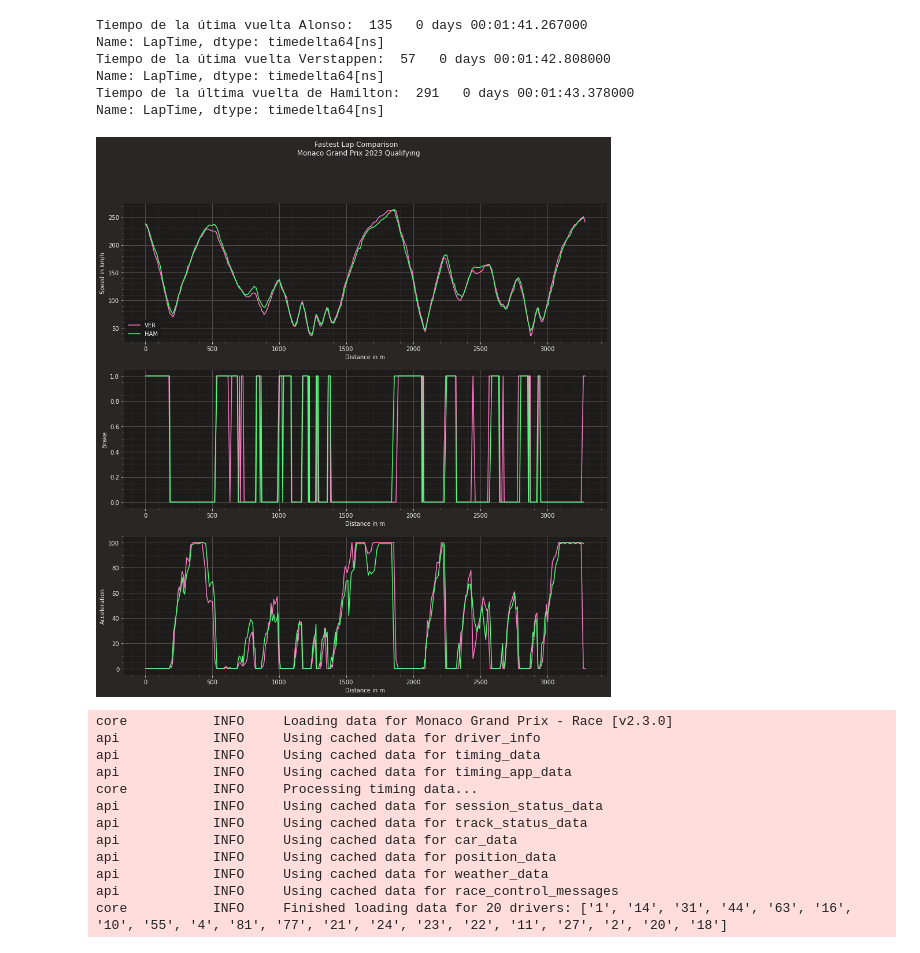
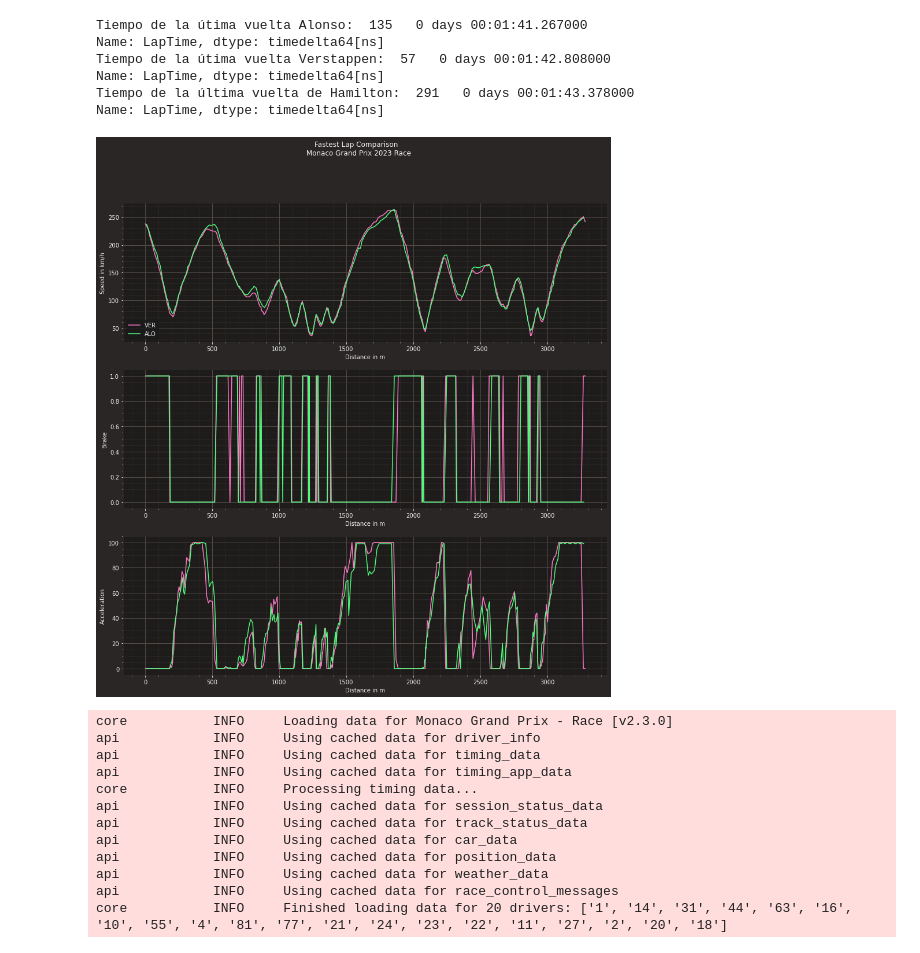
Before and after one commit to juliasabatel/GP_SPAIN_2013_ALONSO, a Jupyter notebook: GP_MONACO_2023_ALONSO.ipynb, the cells around one changed output. Drawn from its saved outputs; the diff is of its cells as text; code cells hidden in the pictures.

```diff
--- a/GP_MONACO_2023_ALONSO.ipynb
+++ b/GP_MONACO_2023_ALONSO.ipynb
@@ -145,34 +145,34 @@ ham_tel = ham_lastlap.get_car_data().add_distance()
 # %%
 rbr_color = ff1.plotting.team_color('RBR')
 mer_color = ff1.plotting.team_color('MER')
 
 plt.rcParams['figure.figsize'] = [15, 15]
 fig, ax = plt.subplots(3)
 
 fig.suptitle("Fastest Race Lap Telemetry Comparison")
 
 ax[0].plot(ver_tel['Distance'], ver_tel['Speed'], label='VER')
-ax[0].plot(alo_tel['Distance'], alo_tel['Speed'], label='HAM')
+ax[0].plot(alo_tel['Distance'], alo_tel['Speed'], label='ALO')
 ax[0].set_xlabel('Distance in m')
 ax[0].set_ylabel('Speed in km/h')
 ax[0].legend()
 
 ax[1].plot(ver_tel['Distance'], ver_tel['Brake'], label='VER')
-ax[1].plot(alo_tel['Distance'], alo_tel['Brake'], label='HAM')
+ax[1].plot(alo_tel['Distance'], alo_tel['Brake'], label='ALO')
 ax[1].set_xlabel('Distance in m')
 ax[1].set_ylabel('Brake')
 
 ax[2].plot(ver_tel['Distance'], ver_tel['Throttle'], label='VER')
-ax[2].plot(alo_tel['Distance'], alo_tel['Throttle'], label='HAM')
+ax[2].plot(alo_tel['Distance'], alo_tel['Throttle'], label='ALO')
 ax[2].set_xlabel('Distance in m')
 ax[2].set(ylabel='Acceleration')
 
 plt.suptitle(f"Fastest Lap Comparison \n "
-             f"{race.weekend.name} {race.weekend.year} Qualifying")
+             f"{race.weekend.name} {race.weekend.year} Race")
 
 plt.show()
 # %% [output]
-[figure, old version]
+[figure, new version]
 # %%
 session = ff1.get_session(2023, 'Monaco', 'R')
 session.load()
```
